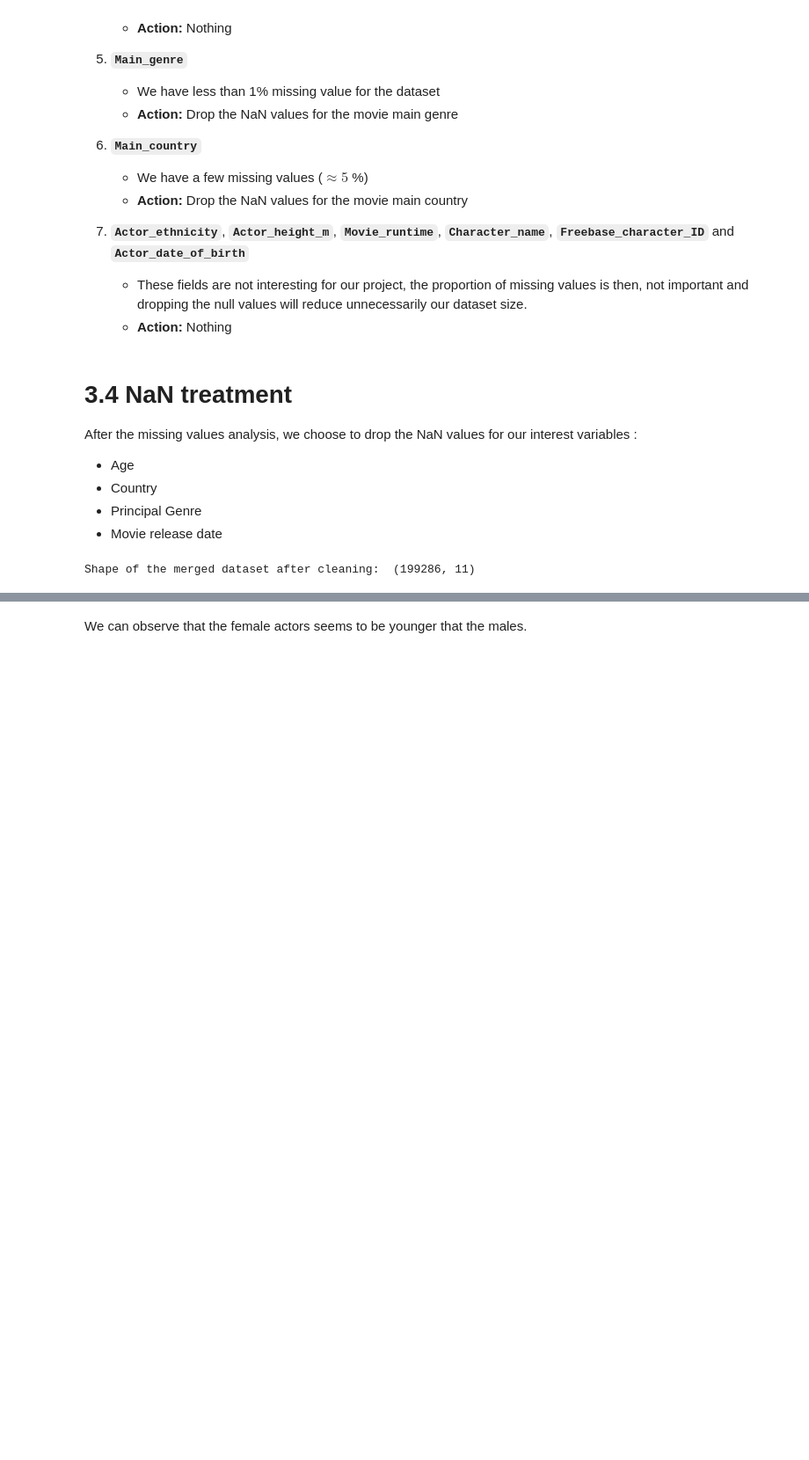
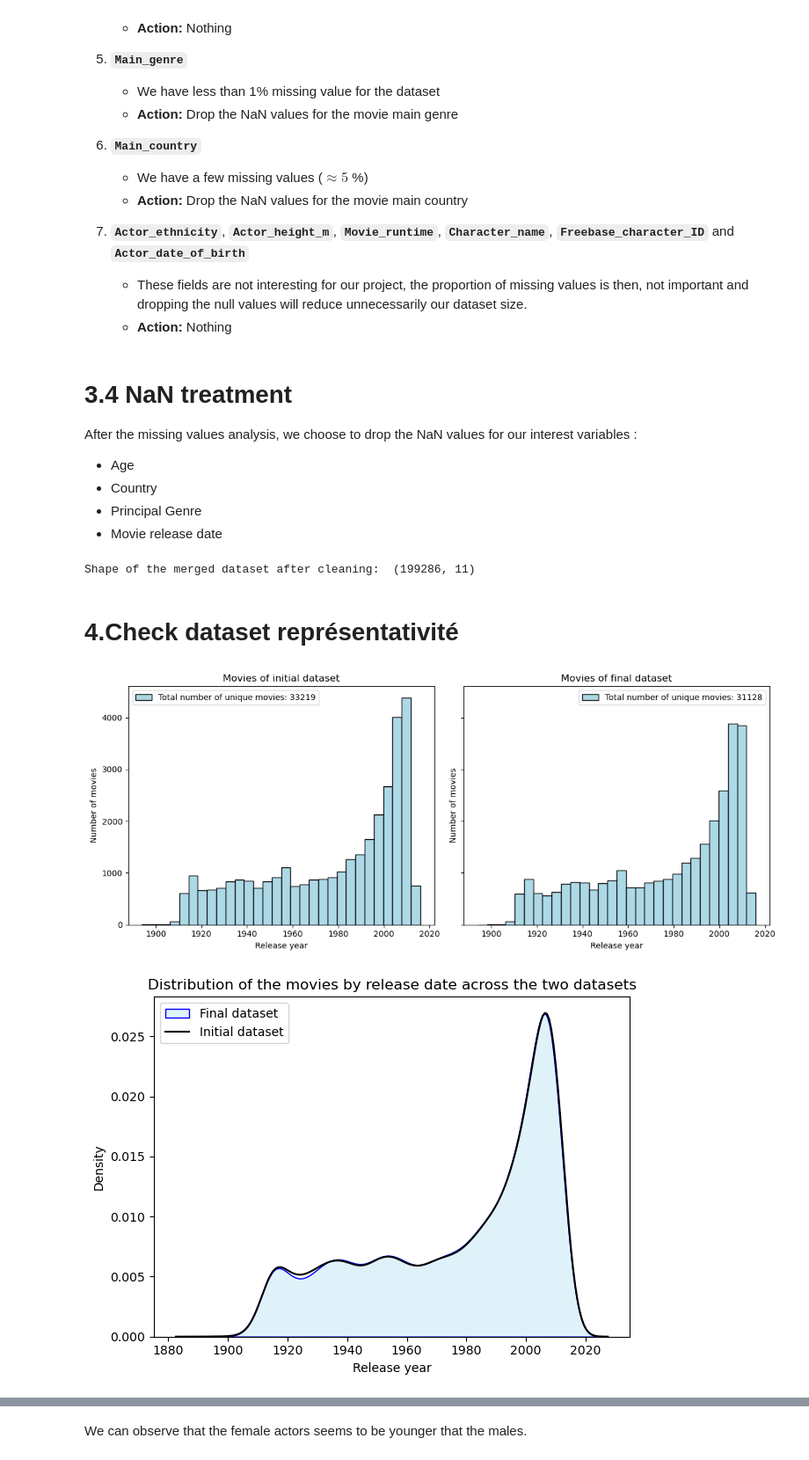
Before and after one commit to epfl-ada/ada-2024-project-ecureuilscosmiques24, a Jupyter notebook: projet_ADA.ipynb, the cells around one changed output, grey strips where cells are left out. Shown: that part at 88% size. Cells and saved outputs as stored; diff of their text form; code cells hidden in the pictures; blank space fills up the shorter version.

```diff
--- a/projet_ADA.ipynb
+++ b/projet_ADA.ipynb
@@ -6,7 +6,9 @@ import matplotlib.pyplot as plt
 import seaborn as sns
 import ast
 # %%
-data_folder = 'C:/Users/thoma/Documents/ADA_Projet_Data/MovieSummaries/'
+data_folder = "C:/Users/bapti/ADA2024-projet/MovieSummaries/"
+
+########### A CHANGER LE PATH DU FOLDER ##################
 # %% [markdown]
 # 1.Datasets creation
 # %% [markdown]
@@ -251,11 +286,44 @@ After the missing values analysis, we choose to drop the NaN values for our inte
 - Country
 - Principal Genre
 - Movie release date
-# %%
-col2drop = ['Movie_name','Movie_runtime','Movie_languages','Character_name','Actor_date_of_birth','Actor_height_m','Actor_ethnicity','Freebase_character_actor_map_ID','Freebase_character_ID','Freebase_actor_ID']
-#final_df = merged_df.dropna(subset=['Movie_release_date', 'Main_country', 'Main_genre', 'Actor_age_at_movie_release', 'Movie_box_office_revenue']).drop(columns=col2drop)
-final_df = merged_df.dropna(subset=['Movie_release_date', 'Main_country', 'Main_genre', 'Actor_age_at_movie_release']).drop(columns=col2drop)
-
-print("Shape of the merged dataset after cleaning: ", final_df.shape)
-# %% [output]
-Shape of the merged dataset after cleaning:  (199286, 11)
+# %%
+col2drop = ['Movie_name','Movie_runtime','Movie_languages','Character_name','Actor_date_of_birth','Actor_height_m','Actor_ethnicity','Freebase_character_actor_map_ID','Freebase_character_ID','Freebase_actor_ID']
+#final_df = merged_df.dropna(subset=['Movie_release_date', 'Main_country', 'Main_genre', 'Actor_age_at_movie_release', 'Movie_box_office_revenue']).drop(columns=col2drop)
+final_df = merged_df.dropna(subset=['Movie_release_date', 'Main_country', 'Main_genre', 'Actor_age_at_movie_release']).drop(columns=col2drop)
+
+print("Shape of the merged dataset after cleaning: ", final_df.shape)
+# %% [output]
+Shape of the merged dataset after cleaning:  (199286, 11)
+# %% [markdown]
+# 4.Check dataset représentativité
+# %%
+#count the number of unique movie containing the value of the subdataset
+final_df_movies = final_df.drop_duplicates(subset='Wikipedia_movie_ID')
+merged_df_movies = merged_df.dropna(subset=['Movie_release_date']).drop_duplicates(subset='Wikipedia_movie_ID')
+
+subdatasets = [(merged_df_movies, "Movies of initial dataset", len(merged_df_movies)),
+               (final_df_movies, "Movies of final dataset", len(final_df_movies))]
+
+#graph for the different number of movies per subdataset
+fig, axes = plt.subplots(1, 2, figsize=(12, 5), sharey=True)
+for ax, (data, title, n) in zip(axes.flatten(), subdatasets):
+    ax.hist(data['Movie_release_date'], bins=30, color='lightblue', edgecolor='black', label=f'Total number of unique movies: {n}')
+    ax.set_title(title)
+    ax.set_xlabel("Release year")
+    ax.set_ylabel("Number of movies")
+    ax.legend()
+plt.tight_layout()
+plt.show()
+
+#graph for the different density of movies per subdataset
+sns.kdeplot(final_df_movies['Movie_release_date'].dropna(),fill=True,color='skyblue',edgecolor='blue', label="Final dataset")
+sns.kdeplot(merged_df_movies['Movie_release_date'].dropna(),color='black', label="Initial dataset")
+plt.title("Distribution of the movies by release date across the two datasets")
+plt.xlabel("Release year")
+plt.ylabel("Density")
+plt.legend()
+plt.tight_layout()
+plt.show()
+# %% [output]
+[figure, added]
+[figure, added]
```
Also changed, not shown: parts of 10 cells of this notebook.
